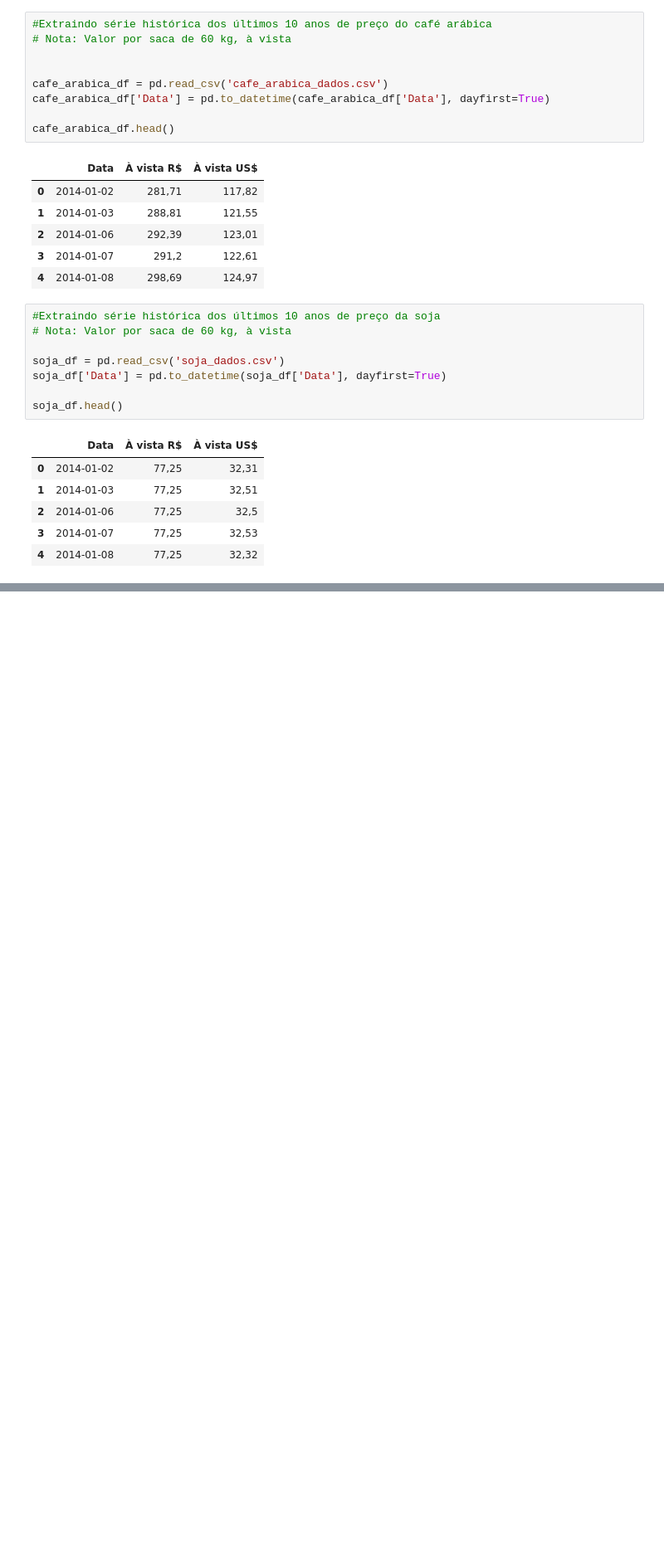
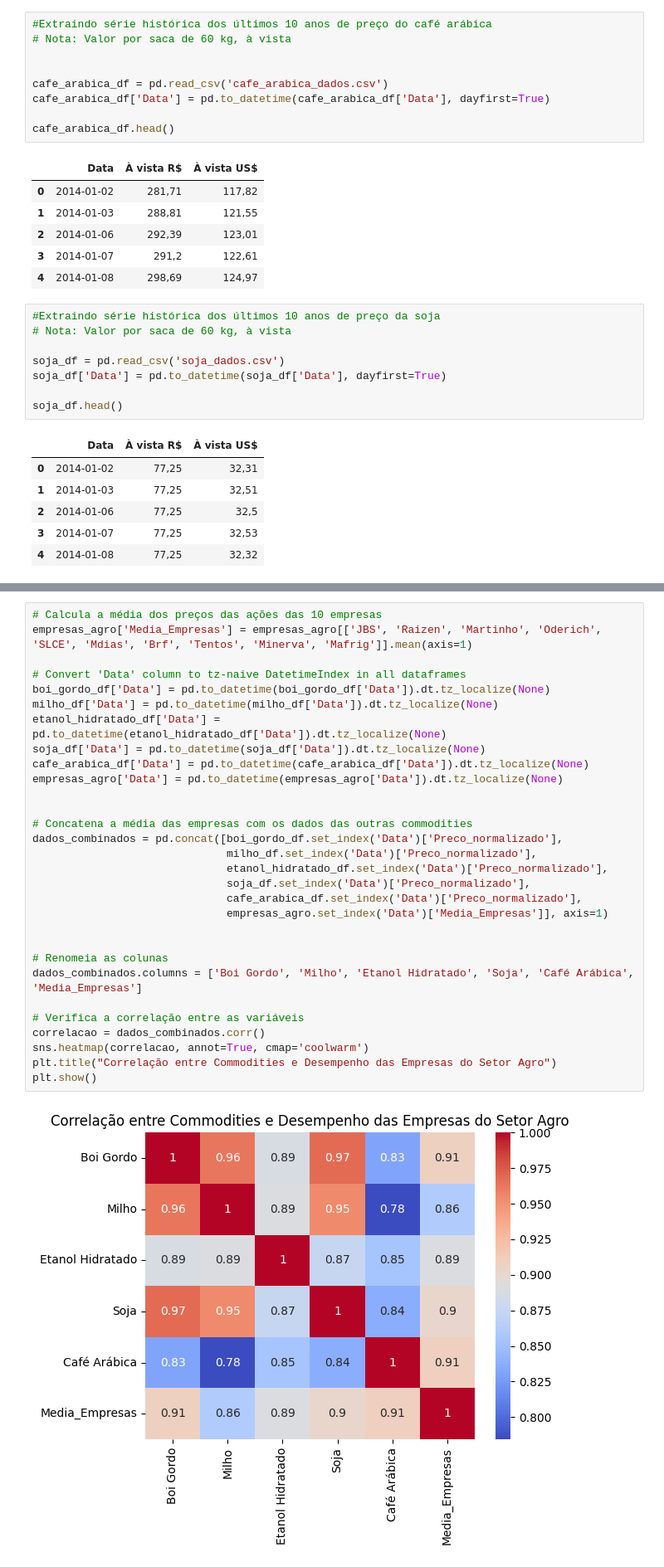
Before and after one commit to Miguelmorassuti/Projeto-final-Big-Data-Analytics, a Jupyter notebook: Projeto_final.ipynb, the cells around one changed output, grey strips where cells are left out. Shown at 83% size. Cells and saved outputs as stored; diff of their text form; blank space fills up the shorter version.

```diff
--- a/Projeto_final.ipynb
+++ b/Projeto_final.ipynb
@@ -85,0 +249,32 @@ soja_df.head()
+# %%
+# Calcula a média dos preços das ações das 10 empresas
+empresas_agro['Media_Empresas'] = empresas_agro[['JBS', 'Raizen', 'Martinho', 'Oderich', 'SLCE', 'Mdias', 'Brf', 'Tentos', 'Minerva', 'Mafrig']].mean(axis=1)
+
+# Convert 'Data' column to tz-naive DatetimeIndex in all dataframes
+boi_gordo_df['Data'] = pd.to_datetime(boi_gordo_df['Data']).dt.tz_localize(None)
+milho_df['Data'] = pd.to_datetime(milho_df['Data']).dt.tz_localize(None)
+etanol_hidratado_df['Data'] = pd.to_datetime(etanol_hidratado_df['Data']).dt.tz_localize(None)
+soja_df['Data'] = pd.to_datetime(soja_df['Data']).dt.tz_localize(None)
+cafe_arabica_df['Data'] = pd.to_datetime(cafe_arabica_df['Data']).dt.tz_localize(None)
+empresas_agro['Data'] = pd.to_datetime(empresas_agro['Data']).dt.tz_localize(None)
+
+
+# Concatena a média das empresas com os dados das outras commodities
+dados_combinados = pd.concat([boi_gordo_df.set_index('Data')['Preco_normalizado'],
+                              milho_df.set_index('Data')['Preco_normalizado'],
+                              etanol_hidratado_df.set_index('Data')['Preco_normalizado'],
+                              soja_df.set_index('Data')['Preco_normalizado'],
+                              cafe_arabica_df.set_index('Data')['Preco_normalizado'],
+                              empresas_agro.set_index('Data')['Media_Empresas']], axis=1)
+
+
+# Renomeia as colunas
+dados_combinados.columns = ['Boi Gordo', 'Milho', 'Etanol Hidratado', 'Soja', 'Café Arábica', 'Media_Empresas']
+
+# Verifica a correlação entre as variáveis
+correlacao = dados_combinados.corr()
+sns.heatmap(correlacao, annot=True, cmap='coolwarm')
+plt.title("Correlação entre Commodities e Desempenho das Empresas do Setor Agro")
+plt.show()
+# %% [output]
+[figure, added]
```
Also changed, not shown: parts of 20 cells of this notebook.
